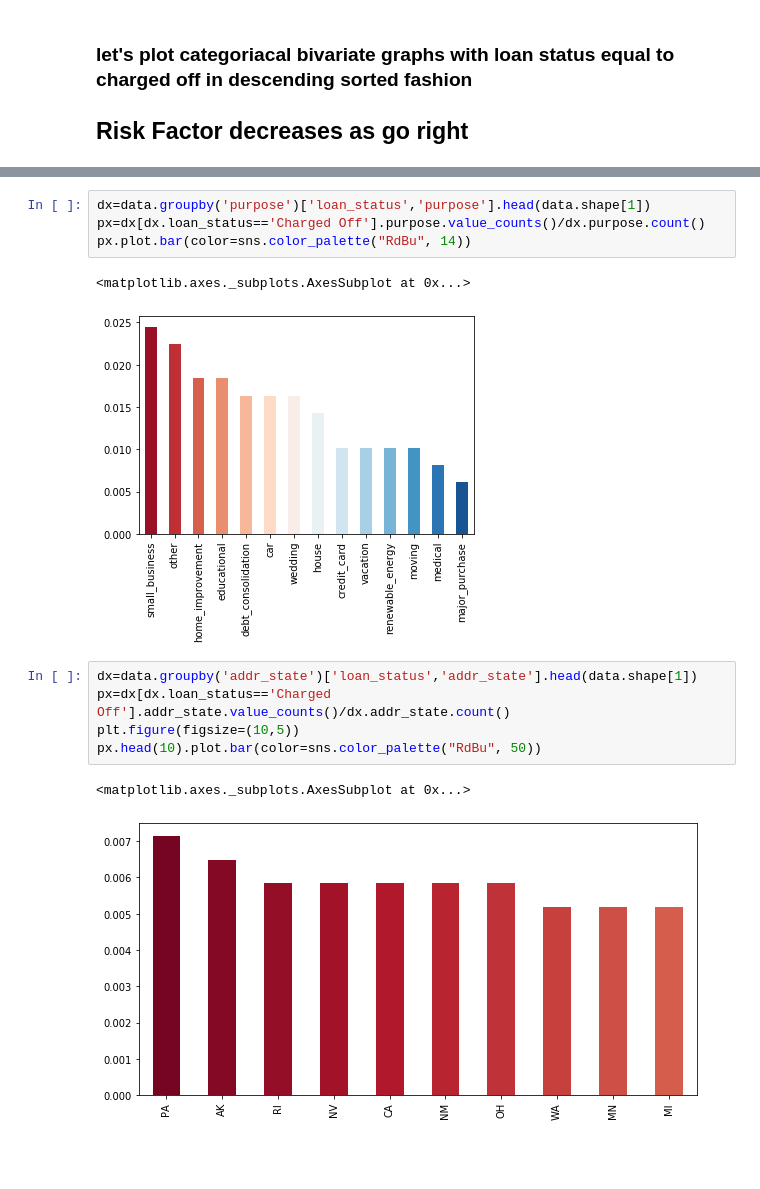
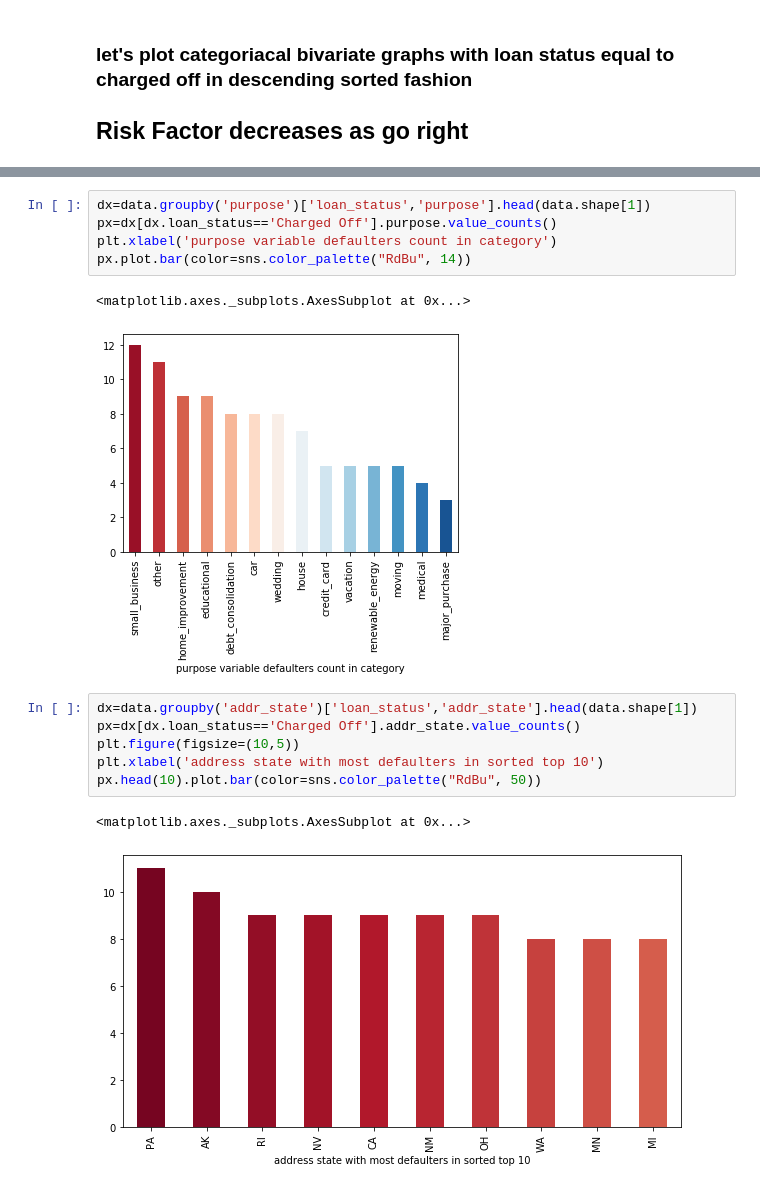
Before and after one commit to jagadeesh-gajula/Lending-club-case-study, a Jupyter notebook: Gajula_jagadeesh.ipynb, the cells around one changed output, grey strips where cells are left out. Saved outputs shown, nothing was run; the diff lists cells and outputs as text; blank space fills up the shorter version.

```diff
--- a/Gajula_jagadeesh.ipynb
+++ b/Gajula_jagadeesh.ipynb
@@ -642,17 +605,19 @@ px.plot.bar(color=sns.color_palette("RdBu", 5))
 # %%
 dx=data.groupby('purpose')['loan_status','purpose'].head(data.shape[1])
-px=dx[dx.loan_status=='Charged Off'].purpose.value_counts()/dx.purpose.count()
+px=dx[dx.loan_status=='Charged Off'].purpose.value_counts()
+plt.xlabel('purpose variable defaulters count in category')
 px.plot.bar(color=sns.color_palette("RdBu", 14))
 # %% [output]
 <matplotlib.axes._subplots.AxesSubplot at 0x...>
-[figure, old version]
+[figure, new version]
 # %%
 dx=data.groupby('addr_state')['loan_status','addr_state'].head(data.shape[1])
-px=dx[dx.loan_status=='Charged Off'].addr_state.value_counts()/dx.addr_state.count()
+px=dx[dx.loan_status=='Charged Off'].addr_state.value_counts()
 plt.figure(figsize=(10,5))
+plt.xlabel('address state with most defaulters in sorted top 10')
 px.head(10).plot.bar(color=sns.color_palette("RdBu", 50))
 # %% [output]
 <matplotlib.axes._subplots.AxesSubplot at 0x...>
-[figure, old version]
+[figure, new version]
 # %%
 dx=data.groupby('earliest_cr_line')['loan_status','earliest_cr_line'].head(data.shape[1])
```
Also changed, not shown: parts of 17 cells of this notebook.
